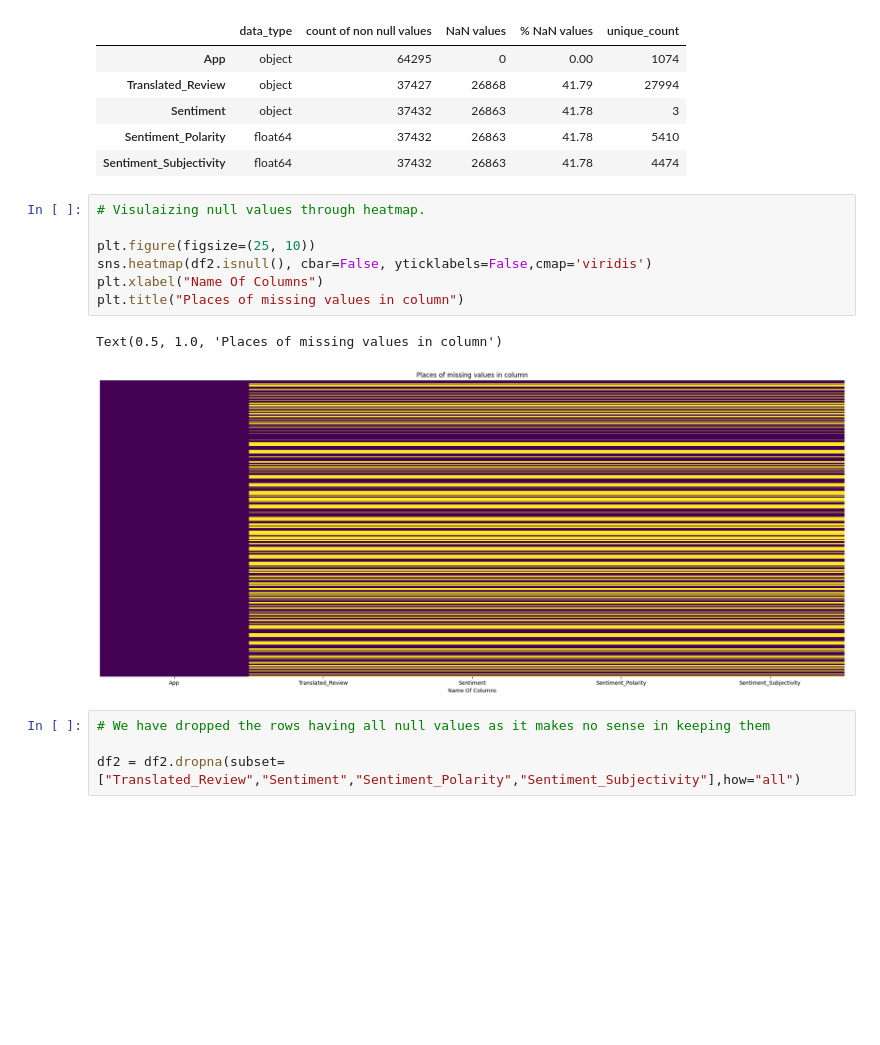
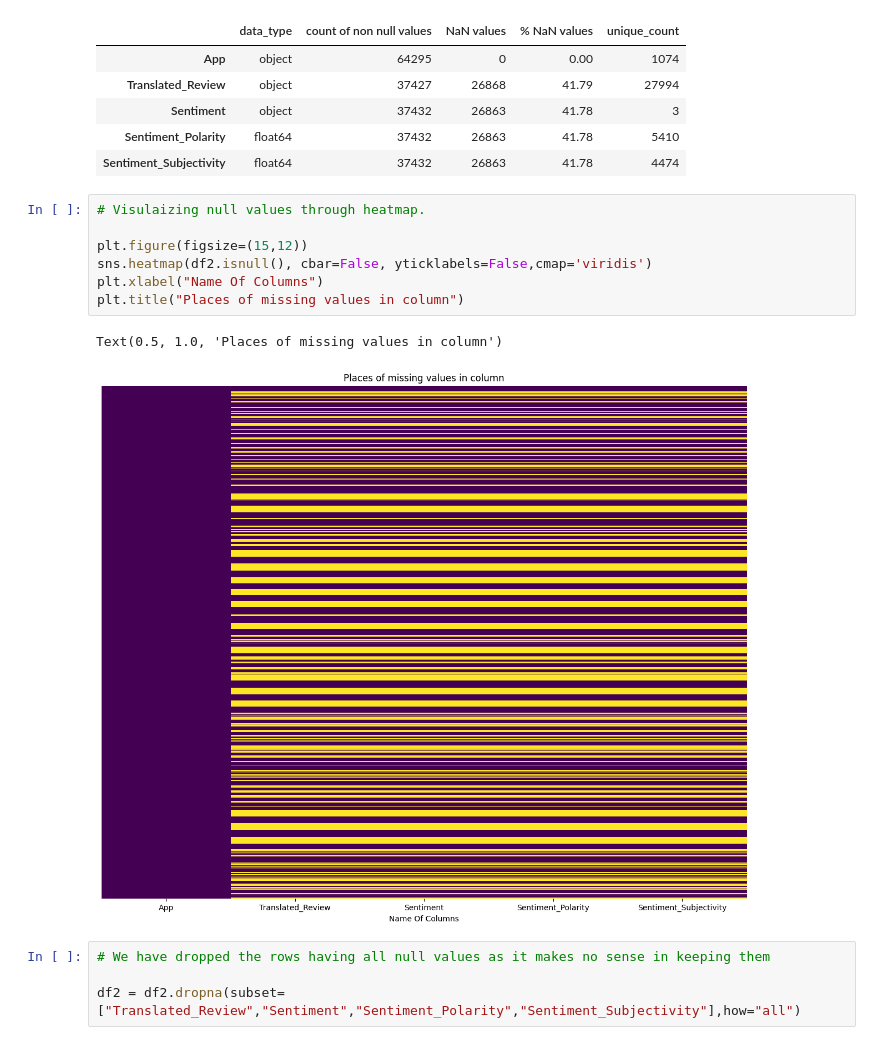
Before and after one commit to Harshalkumar96/Play_Store_App_Review_EDA_Project, a Jupyter notebook: AlmaBettter_Play_Store_App_Review_Analysis_Capstone_Project.ipynb, the cells around one changed output. Saved outputs shown, nothing was run; the diff lists cells and outputs as text; blank space fills up the shorter version.

```diff
--- a/AlmaBettter_Play_Store_App_Review_Analysis_Capstone_Project.ipynb
+++ b/AlmaBettter_Play_Store_App_Review_Analysis_Capstone_Project.ipynb
@@ -259,13 +259,13 @@ df2_info()
 # %%
 # Visulaizing null values through heatmap.
 
-plt.figure(figsize=(25, 10))
+plt.figure(figsize=(15,12))
 sns.heatmap(df2.isnull(), cbar=False, yticklabels=False,cmap='viridis')
 plt.xlabel("Name Of Columns")
 plt.title("Places of missing values in column")
 # %% [output]
 Text(0.5, 1.0, 'Places of missing values in column')
-[figure, old version]
+[figure, new version]
 # %%
 # We have dropped the rows having all null values as it makes no sense in keeping them
 
```
Also changed, not shown: parts of 174 cells of this notebook.
